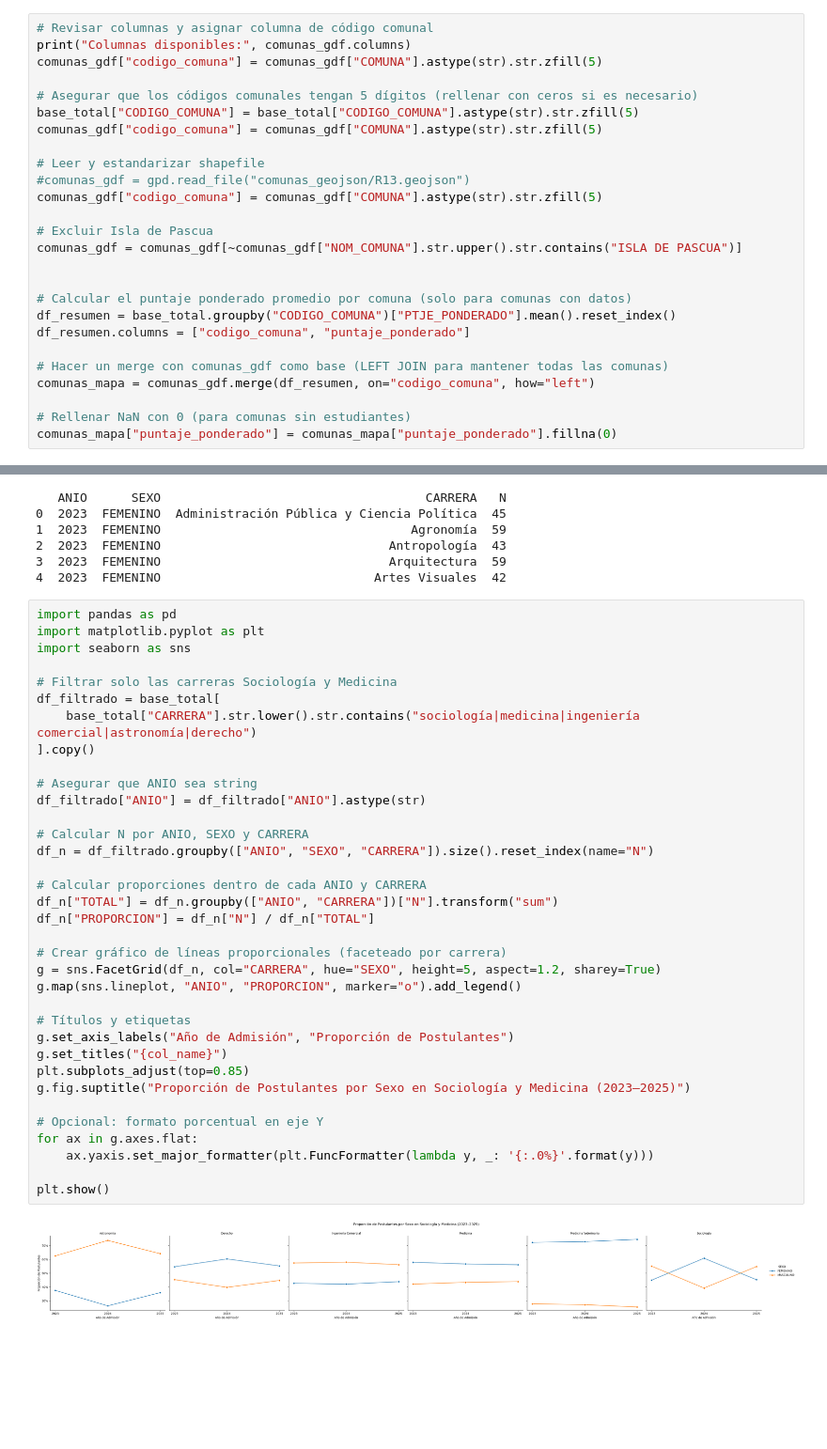
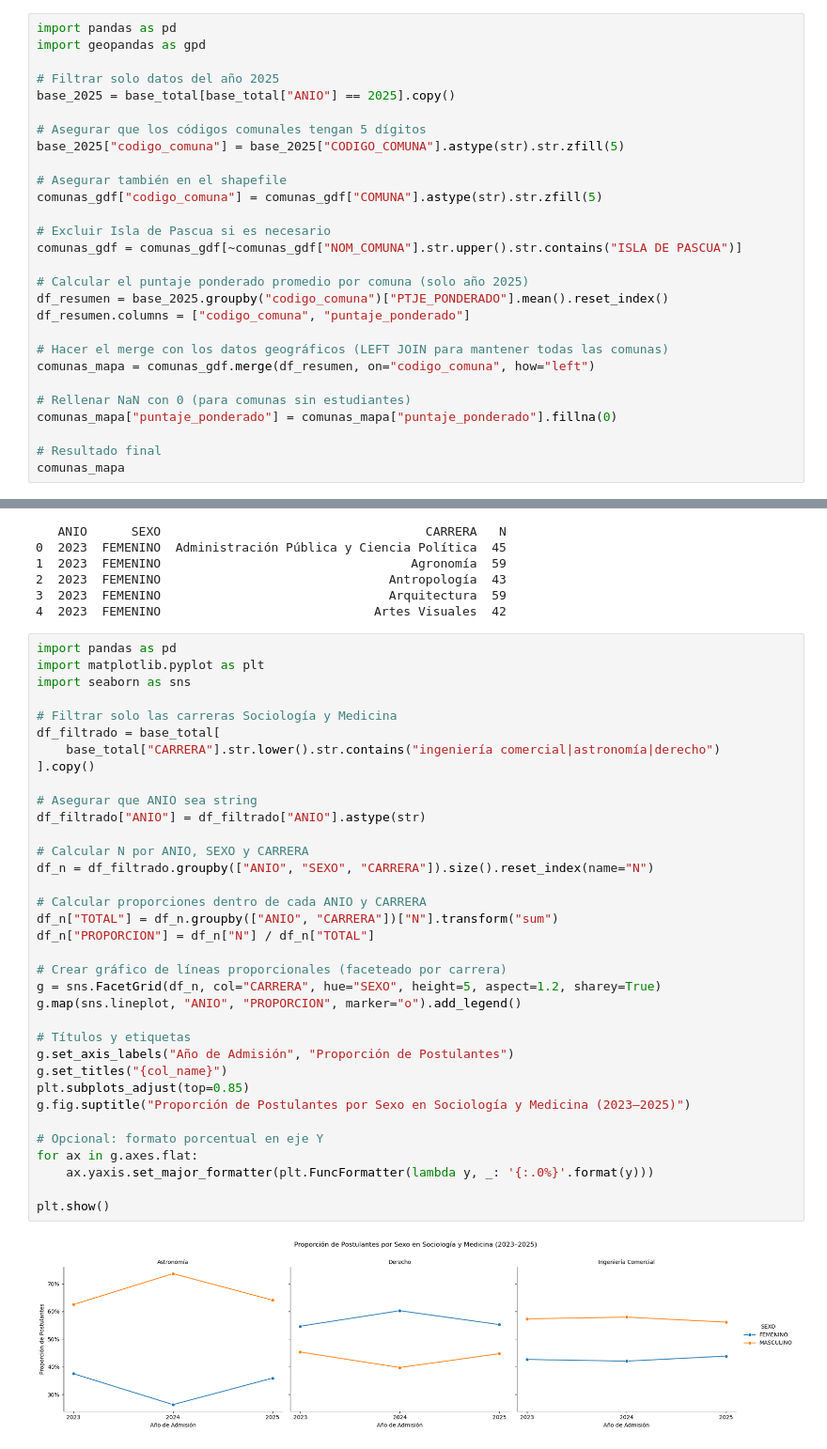
Before and after one commit to matdknu/dataviz_fw, a Jupyter notebook: 02-dataviz.ipynb, the cells around one changed output, grey strips where cells are left out. Shown at 94% size. Drawn from its saved outputs; the diff is of its cells as text; blank space fills up the shorter version.

```diff
--- a/02-dataviz.ipynb
+++ b/02-dataviz.ipynb
@@ -217,29 +539,31 @@ Columnas disponibles en geojson: Index(['REGION', 'NOM_REGION', 'PROVINCIA', 'NO
        'NOM_COMUNA', 'SHAPE_Leng', 'SHAPE_Area', 'geometry'],
       dtype='object')
 # %%
-# Revisar columnas y asignar columna de código comunal
-print("Columnas disponibles:", comunas_gdf.columns)
+import pandas as pd
+import geopandas as gpd
+
+# Filtrar solo datos del año 2025
+base_2025 = base_total[base_total["ANIO"] == 2025].copy()
+
+# Asegurar que los códigos comunales tengan 5 dígitos
+base_2025["codigo_comuna"] = base_2025["CODIGO_COMUNA"].astype(str).str.zfill(5)
+
+# Asegurar también en el shapefile
 comunas_gdf["codigo_comuna"] = comunas_gdf["COMUNA"].astype(str).str.zfill(5)
 
-# Asegurar que los códigos comunales tengan 5 dígitos (rellenar con ceros si es necesario)
-base_total["CODIGO_COMUNA"] = base_total["CODIGO_COMUNA"].astype(str).str.zfill(5)
-comunas_gdf["codigo_comuna"] = comunas_gdf["COMUNA"].astype(str).str.zfill(5)
-
-# Leer y estandarizar shapefile
-#comunas_gdf = gpd.read_file("comunas_geojson/R13.geojson")
-comunas_gdf["codigo_comuna"] = comunas_gdf["COMUNA"].astype(str).str.zfill(5)
-
-# Excluir Isla de Pascua
+# Excluir Isla de Pascua si es necesario
 comunas_gdf = comunas_gdf[~comunas_gdf["NOM_COMUNA"].str.upper().str.contains("ISLA DE PASCUA")]
 
-
-# Calcular el puntaje ponderado promedio por comuna (solo para comunas con datos)
-df_resumen = base_total.groupby("CODIGO_COMUNA")["PTJE_PONDERADO"].mean().reset_index()
+# Calcular el puntaje ponderado promedio por comuna (solo año 2025)
+df_resumen = base_2025.groupby("codigo_comuna")["PTJE_PONDERADO"].mean().reset_index()
 df_resumen.columns = ["codigo_comuna", "puntaje_ponderado"]
 
-# Hacer un merge con comunas_gdf como base (LEFT JOIN para mantener todas las comunas)
+# Hacer el merge con los datos geográficos (LEFT JOIN para mantener todas las comunas)
 comunas_mapa = comunas_gdf.merge(df_resumen, on="codigo_comuna", how="left")
 
 # Rellenar NaN con 0 (para comunas sin estudiantes)
 comunas_mapa["puntaje_ponderado"] = comunas_mapa["puntaje_ponderado"].fillna(0)
+
+# Resultado final
+comunas_mapa
 # %% [output]
@@ -413,33 +723,33 @@ import seaborn as sns
 
 # Filtrar solo las carreras Sociología y Medicina
 df_filtrado = base_total[
-    base_total["CARRERA"].str.lower().str.contains("sociología|medicina|ingeniería comercial|astronomía|derecho")
+    base_total["CARRERA"].str.lower().str.contains("ingeniería comercial|astronomía|derecho")
 ].copy()
 
 # Asegurar que ANIO sea string
 df_filtrado["ANIO"] = df_filtrado["ANIO"].astype(str)
 
 # Calcular N por ANIO, SEXO y CARRERA
 df_n = df_filtrado.groupby(["ANIO", "SEXO", "CARRERA"]).size().reset_index(name="N")
 
 # Calcular proporciones dentro de cada ANIO y CARRERA
 df_n["TOTAL"] = df_n.groupby(["ANIO", "CARRERA"])["N"].transform("sum")
 df_n["PROPORCION"] = df_n["N"] / df_n["TOTAL"]
 
 # Crear gráfico de líneas proporcionales (faceteado por carrera)
 g = sns.FacetGrid(df_n, col="CARRERA", hue="SEXO", height=5, aspect=1.2, sharey=True)
 g.map(sns.lineplot, "ANIO", "PROPORCION", marker="o").add_legend()
 
 # Títulos y etiquetas
 g.set_axis_labels("Año de Admisión", "Proporción de Postulantes")
 g.set_titles("{col_name}")
 plt.subplots_adjust(top=0.85)
 g.fig.suptitle("Proporción de Postulantes por Sexo en Sociología y Medicina (2023–2025)")
 
 # Opcional: formato porcentual en eje Y
 for ax in g.axes.flat:
     ax.yaxis.set_major_formatter(plt.FuncFormatter(lambda y, _: '{:.0%}'.format(y)))
 
 plt.show()
 # %% [output]
-[figure, old version]
+[figure, new version]
```
Also changed, not shown: parts of 31 cells of this notebook, 1 other file.
